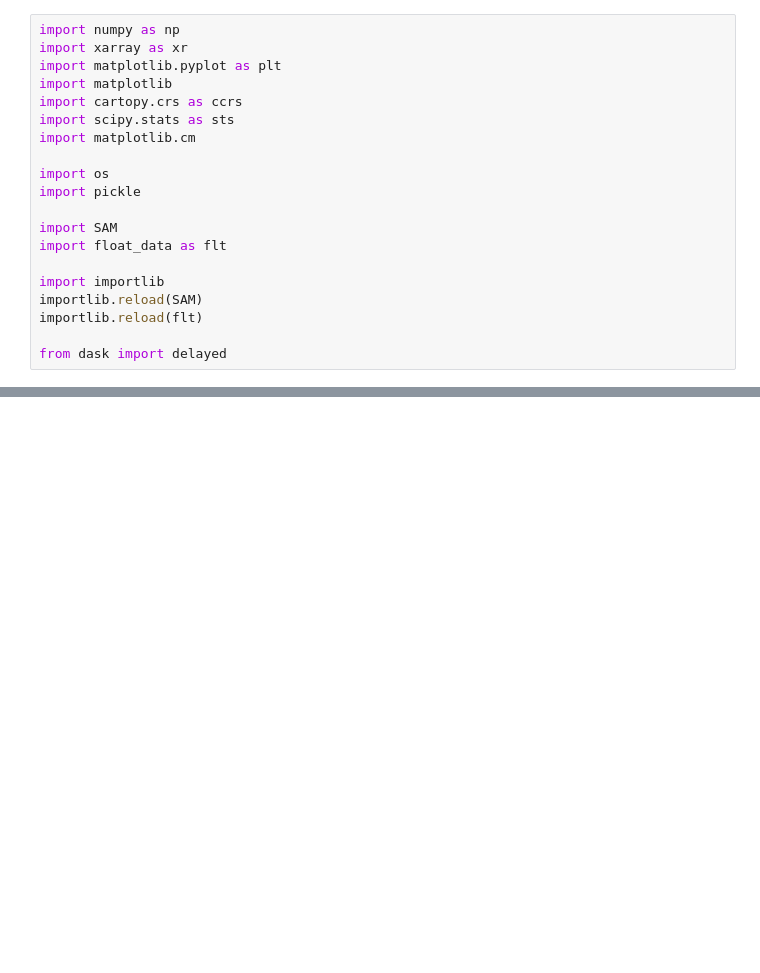
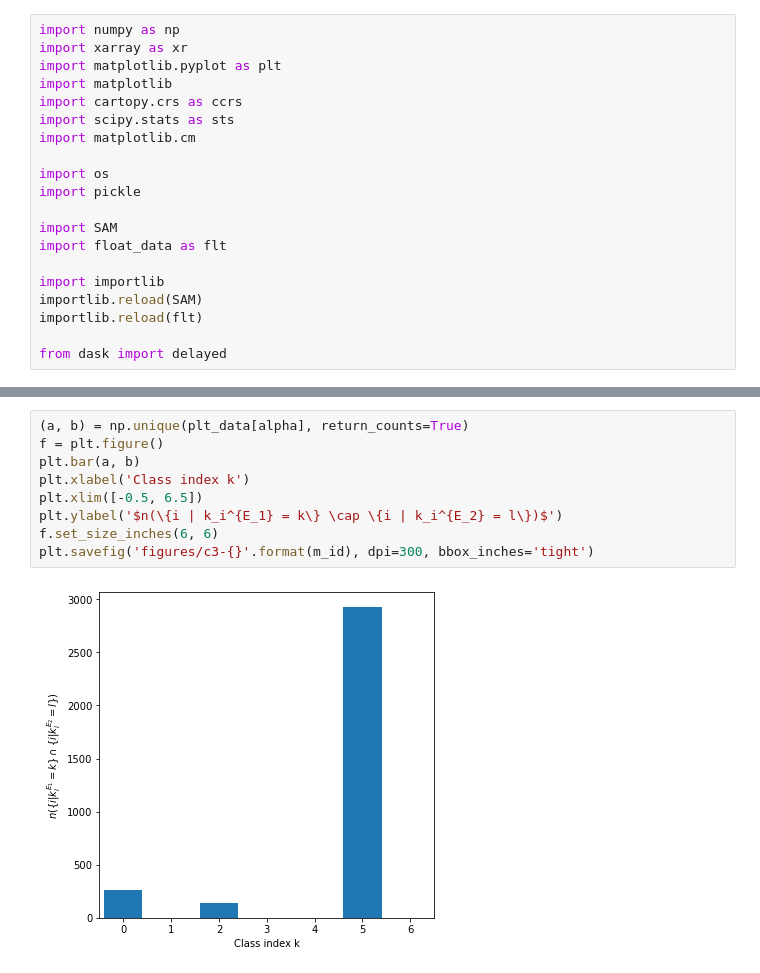
Before and after one commit to erin-atkinson/OceanClustering, a Jupyter notebook: plot_spatial_profiles.ipynb, the cells around one changed output, grey strips where cells are left out. Cells and saved outputs as stored; diff of their text form; blank space fills up the shorter version.

```diff
--- a/plot_spatial_profiles.ipynb
+++ b/plot_spatial_profiles.ipynb
@@ -132,0 +139,11 @@ Done!
+# %%
+(a, b) = np.unique(plt_data[alpha], return_counts=True)
+f = plt.figure()
+plt.bar(a, b)
+plt.xlabel('Class index k')
+plt.xlim([-0.5, 6.5])
+plt.ylabel('$n(\{i | k_i^{E_1} = k\} \cap \{i | k_i^{E_2} = l\})$')
+f.set_size_inches(6, 6)
+plt.savefig('figures/c3-{}'.format(m_id), dpi=300, bbox_inches='tight')
+# %% [output]
+[figure, added]
```
Also changed, not shown: parts of 2 cells of this notebook, 3 other files.
